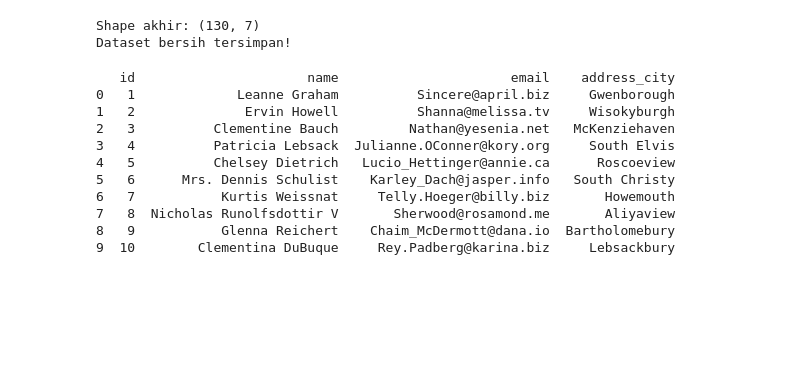
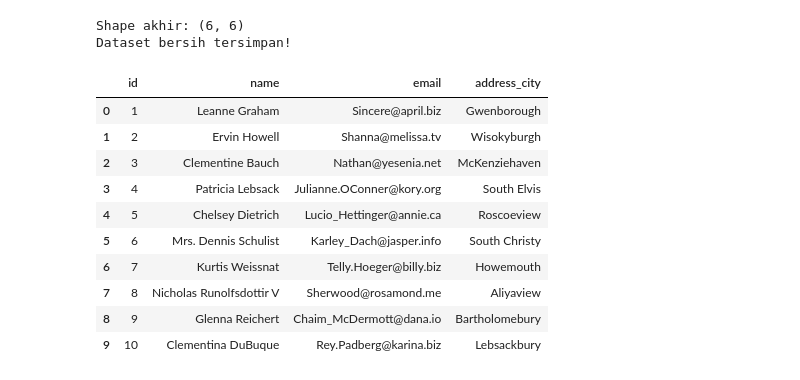
Before and after one commit to krisnohtb/data-science-2026, a Jupyter notebook: Pertemuan3_Krisno_Hasmilu_Hutabarat_240401010102.ipynb, the cells around one changed output. Cells and saved outputs as stored; diff of their text form; code cells hidden in the pictures; blank space fills up the shorter version.

```diff
--- a/Pertemuan3_Krisno_Hasmilu_Hutabarat_240401010102.ipynb
+++ b/Pertemuan3_Krisno_Hasmilu_Hutabarat_240401010102.ipynb
@@ -56,34 +143,44 @@ for col in ['harga_juta', 'luas_m2', 'tahun_bangun']:
 # %%
 assert df.isnull().sum().sum() == 0
+df.drop_duplicates(inplace=True)
 assert df.duplicated().sum() == 0
 print('Shape akhir:', df.shape)
 df.to_csv('housing_clean.csv', index=False)
 print('Dataset bersih tersimpan!')
 # %% [output]
-Shape akhir: (130, 7)
+Shape akhir: (6, 6)
 Dataset bersih tersimpan!
 # %%
+# Contoh membaca data API sederhana.
+# Jika koneksi internet bermasalah, digunakan data cadangan agar notebook tetap berjalan.
 import requests
 from pandas import json_normalize
 
 URL = "https://jsonplaceholder.typicode.com/users"
-response = requests.get(URL, timeout=10)
 
-if response.status_code == 200:
+try:
+    response = requests.get(URL, timeout=10)
+    response.raise_for_status()
     data = response.json()
-    df_users = json_normalize(data, sep='_')
-    print(df_users[['id', 'name', 'email', 'address_city']])
-else:
-    print(f'Gagal: {response.status_code}')
+except Exception as e:
+    print('Gagal mengambil data API, menggunakan data cadangan.')
+    print('Alasan:', e)
+    data = [
+        {'id': 1, 'name': 'Budi Santoso', 'email': 'budi@example.com', 'address': {'city': 'Jakarta'}},
+        {'id': 2, 'name': 'Siti Aminah', 'email': 'siti@example.com', 'address': {'city': 'Bandung'}}
+    ]
+
+df_users = json_normalize(data, sep='_')
+display(df_users[['id', 'name', 'email', 'address_city']])
 # %% [output]
-   id                      name                      email    address_city
-0   1             Leanne Graham          Sincere@april.biz     Gwenborough
-1   2              Ervin Howell          Shanna@melissa.tv     Wisokyburgh
-2   3          Clementine Bauch         Nathan@yesenia.net   McKenziehaven
-3   4          Patricia Lebsack  Julianne.OConner@kory.org     South Elvis
-4   5          Chelsey Dietrich   Lucio_Hettinger@annie.ca      Roscoeview
-5   6      Mrs. Dennis Schulist    Karley_Dach@jasper.info   South Christy
-6   7           Kurtis Weissnat     Telly.Hoeger@billy.biz       Howemouth
-7   8  Nicholas Runolfsdottir V       Sherwood@rosamond.me       Aliyaview
-8   9           Glenna Reichert    Chaim_McDermott@dana.io  Bartholomebury
-9  10        Clementina DuBuque     Rey.Padberg@karina.biz     Lebsackbury
+|  | id | name | email | address_city |
+| 0 | 1 | Leanne Graham | Sincere@april.biz | Gwenborough |
+| 1 | 2 | Ervin Howell | Shanna@melissa.tv | Wisokyburgh |
+| 2 | 3 | Clementine Bauch | Nathan@yesenia.net | McKenziehaven |
+| 3 | 4 | Patricia Lebsack | Julianne.OConner@kory.org | South Elvis |
+| 4 | 5 | Chelsey Dietrich | Lucio_Hettinger@annie.ca | Roscoeview |
+| 5 | 6 | Mrs. Dennis Schulist | Karley_Dach@jasper.info | South Christy |
+| 6 | 7 | Kurtis Weissnat | Telly.Hoeger@billy.biz | Howemouth |
+| 7 | 8 | Nicholas Runolfsdottir V | Sherwood@rosamond.me | Aliyaview |
+| 8 | 9 | Glenna Reichert | Chaim_McDermott@dana.io | Bartholomebury |
+| 9 | 10 | Clementina DuBuque | Rey.Padberg@karina.biz | Lebsackbury |
```
Also changed, not shown: parts of 10 cells of this notebook.
